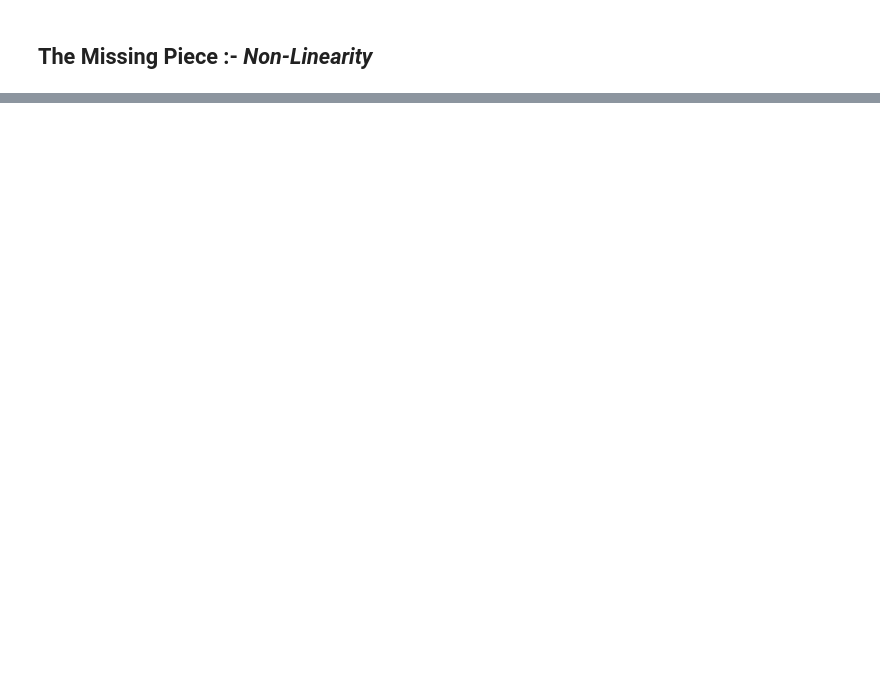
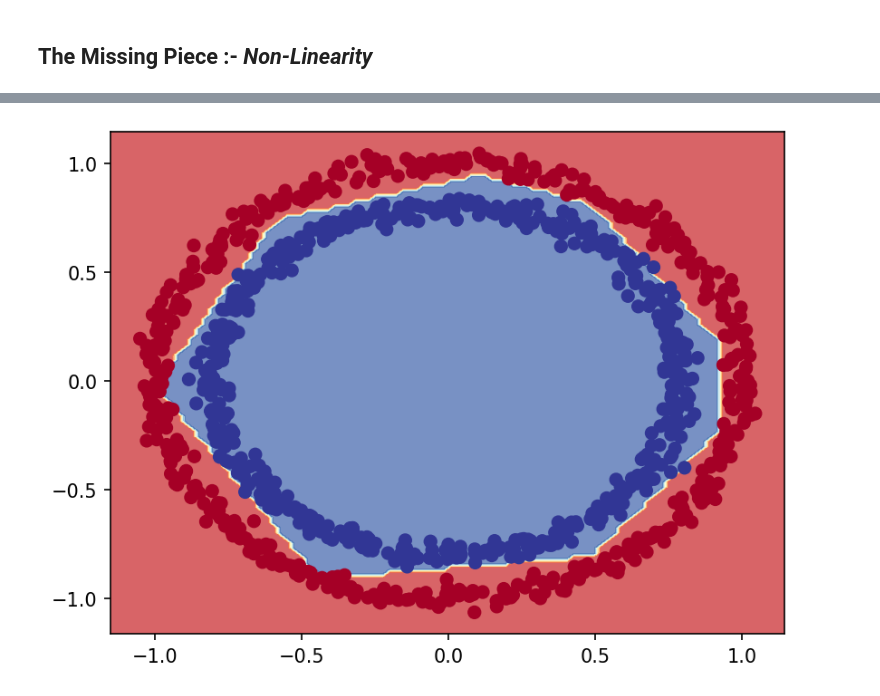
Before and after one commit to kshipra-jadav/ZTM-DeepLearning, a Jupyter notebook: Neural Network Classification/neural_network_classification_with_tf.ipynb, the cells around one changed output, grey strips where cells are left out. Drawn from its saved outputs; the diff is of its cells as text; code cells hidden in the pictures; blank space fills up the shorter version.

```diff
--- a/Neural Network Classification/neural_network_classification_with_tf.ipynb
+++ b/Neural Network Classification/neural_network_classification_with_tf.ipynb
@@ -146,0 +194,19 @@ Doing binary classification
+# %%
+# Maybe this will work. Adding output layer activation
+
+model_5 = tf.keras.Sequential([
+    tf.keras.layers.Dense(4, activation="relu"),
+    tf.keras.layers.Dense(4, activation="relu"),
+    tf.keras.layers.Dense(1, activation="sigmoid")
+])
+
+model_5.compile(
+    optimizer="Adam",
+    loss="binary_crossentropy",
+    metrics=["accuracy"]
+)
+
+history = model_5.fit(X, y, epochs=250, verbose=0)
+
+plot_decision_boundary(model_5, X, y)
+# %% [output]
@@ -146,0 +215 @@ Doing binary classification
+[figure, added]
```
Also changed, not shown: parts of 7 cells of this notebook.
